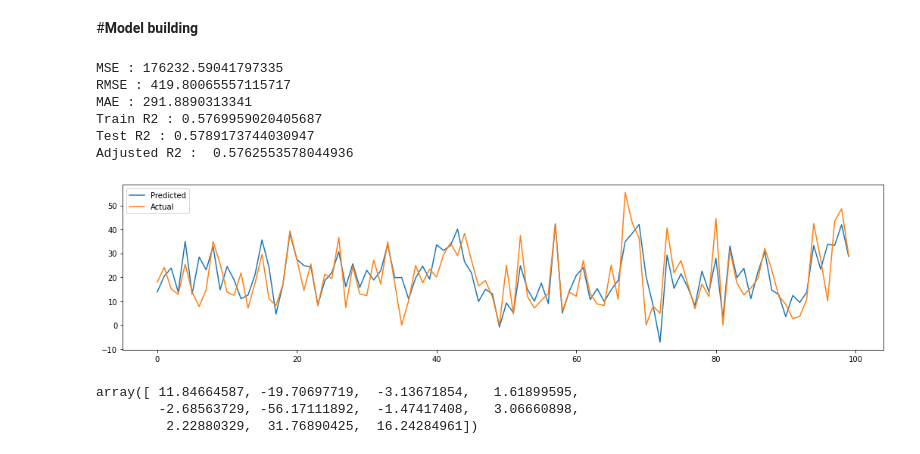
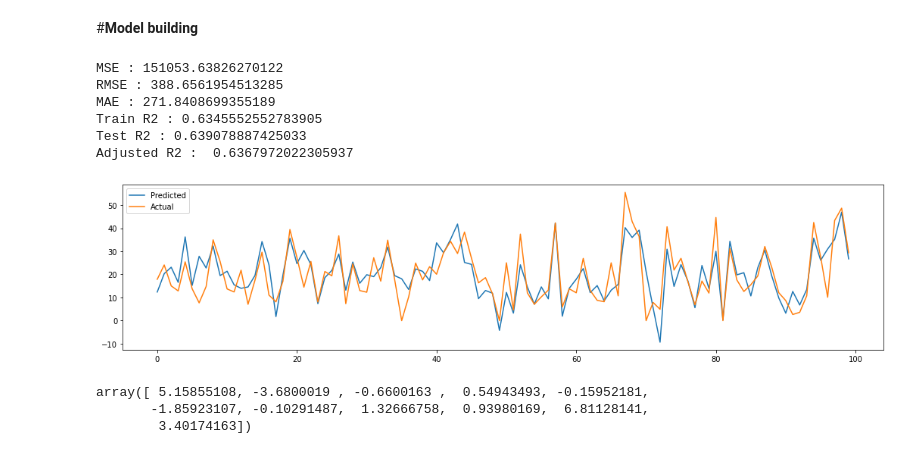
Before and after one commit to s-kp/CapstoneProject-MLRegression, a Jupyter notebook: Bike_Sharing_Demand_Prediction_Capstone_Project.ipynb, the cells around one changed output. Saved outputs shown, nothing was run; the diff lists cells and outputs as text; code cells hidden in the pictures.

```diff
--- a/Bike_Sharing_Demand_Prediction_Capstone_Project.ipynb
+++ b/Bike_Sharing_Demand_Prediction_Capstone_Project.ipynb
@@ -281,8 +308,6 @@ We can see some highly correlated features. Lets treat them either by combining
 # Combibing Similar Features
 df['overall_temp'] = 0.5*df['temp']+0.5*df['dew_temp']
 df['day_type'] = df['functioning_day']-0.5*df['weekend']-0.5*df['holiday']
-
-df.drop(columns=['temp','dew_temp','weekend','holiday','functioning_day'],inplace=True)
 # %%
 # Checking VIF for each variable
 independent_variables = [i for i in df.columns if i not in ['bike_count']]
@@ -306,7 +334,8 @@ calc_vif(df[independent_variables])
 Since Summer and Winter can also be classified on the basis of temperature and we already have that feature present. Even if we drop these features the useful information will not be lost. So lets drop them.
 # %%
 # Summer and Winter are highly correlated with temperature. Hence removing them
-independent_variables = [i for i in df.columns if i not in ['bike_count','Winter','Summer']]
+independent_variables = [i for i in df.columns if i not in ['bike_count','Winter','Summer','temp','dew_temp',
+                                                            'weekend','holiday','functioning_day']]
 calc_vif(df[independent_variables])
 # %% [output]
 |  | variables | VIF |
@@ -358,13 +387,13 @@ dataset.head()
 #**Model building**
 # %%
 # Splitting the data into train and test
-scaler = MinMaxScaler()
+scaler = StandardScaler()
 X = scaler.fit_transform(dataset[independent_variables])
 y = np.sqrt(dataset['bike_count'])
 X_train, X_test, y_train, y_test = train_test_split( X,y , test_size = 0.2, random_state = 0)
 # %%
 # Defining a function to train the input model and print evaluation matrix
-def analyse_model(model, X_train=X_train, X_test=X_test, y_train=y_train, y_test=y_test):
+def analyse_model(model, X_train, X_test, y_train, y_test):
 
   '''Takes regressor model and train test splits as input and prints the
   evaluation matrices with the plot and returns the model'''
@@ -393,15 +422,15 @@ def analyse_model(model, X_train=X_train, X_test=X_test, y_train=y_train, y_test
 # %%
 # Fitting Linear Regression Model
 lr = LinearRegression()
-analyse_model(lr).coef_
+analyse_model(lr, X_train, X_test, y_train, y_test).coef_
 # %% [output]
-MSE : 176232.59041797335
-RMSE : 419.80065557115717
-MAE : 291.8890313341
-Train R2 : 0.5769959020405687
-Test R2 : 0.5789173744030947
-Adjusted R2 :  0.5762553578044936
+MSE : 151053.63826270122
+RMSE : 388.6561954513285
+MAE : 271.8408699355189
+Train R2 : 0.6345552552783905
+Test R2 : 0.639078887425033
+Adjusted R2 :  0.6367972022305937
-[figure, old version]
+[figure, new version]
-array([ 11.84664587, -19.70697719,  -3.13671854,   1.61899595,
-        -2.68563729, -56.17111892,  -1.47417408,   3.06660898,
-         2.22880329,  31.76890425,  16.24284961])
+array([ 5.15855108, -3.6800019 , -0.6600163 ,  0.54943493, -0.15952181,
+       -1.85923107, -0.10291487,  1.32666758,  0.93980169,  6.81128141,
+        3.40174163])
```
Also changed, not shown: parts of 16 cells of this notebook.
